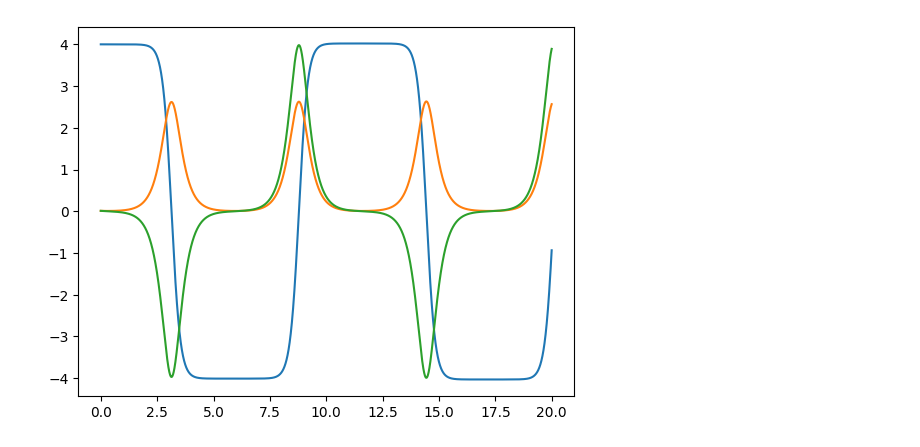
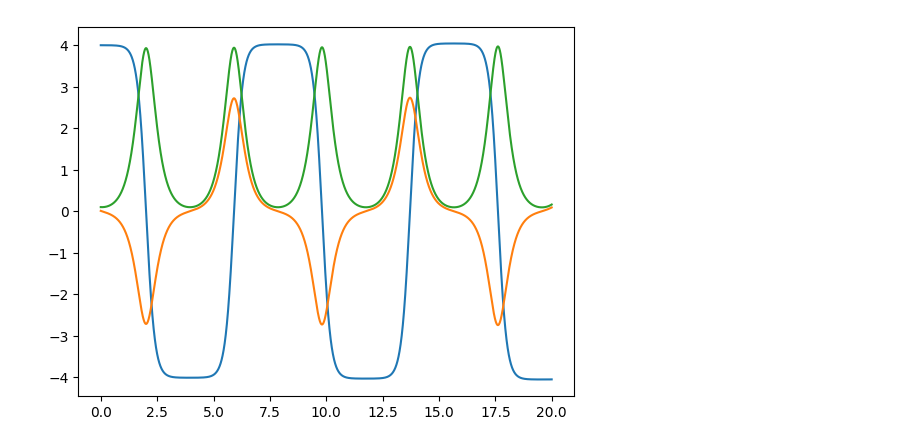
Before and after one commit to rportocarrero/Python, a Jupyter notebook: T-Handle.ipynb, the cells around one changed output. Drawn from its saved outputs; the diff is of its cells as text; code cells hidden in the pictures.

Commit message:
Updated Inertial Tensor
The inertial tensor has been updated to accommodate a change in the geometry o the modeled handle.

```diff
--- a/T-Handle.ipynb
+++ b/T-Handle.ipynb
@@ -41,28 +41,28 @@ def save_csv(filename, w1, w2, w3):
     outfile.close()
 # %%
 # initial conditions
-I = [0.73651, 1.02945, 0.30164]  # Inertia Tensor for rigid body
-x = [4,0.01, 0.01]               # initial angular velocity of principle axes
+I = [0.299, 0.408, 0.116]  # Inertia Tensor for rigid body
+x = [4,0.01, 0.1]               # initial angular velocity of principle axes
 t = 0.001                        # simulation timestep
 end = 20                         # simulation end time
 
 # set up simulation outputs
 w1_out = []
 w2_out = []
 w3_out = []
 T = np.arange(0,end,t)
 
 #run simulation
 for i in T:
     x = forward_euler(t_handle_derivs, x, t, I)
     w1_out.append(x[0])
     w2_out.append(x[1])
     w3_out.append(x[2])
 
 # plot results
 plot_results(w1_out,w2_out,w3_out,T)
 # %% [output]
-[figure, old version]
+[figure, new version]
 # %%
 # save results to an output file
 save_csv("t_handle_angular_vel.csv",w1_out,w2_out,w3_out)
```
Also changed, not shown: parts of 4 cells of this notebook, 2 other files.
